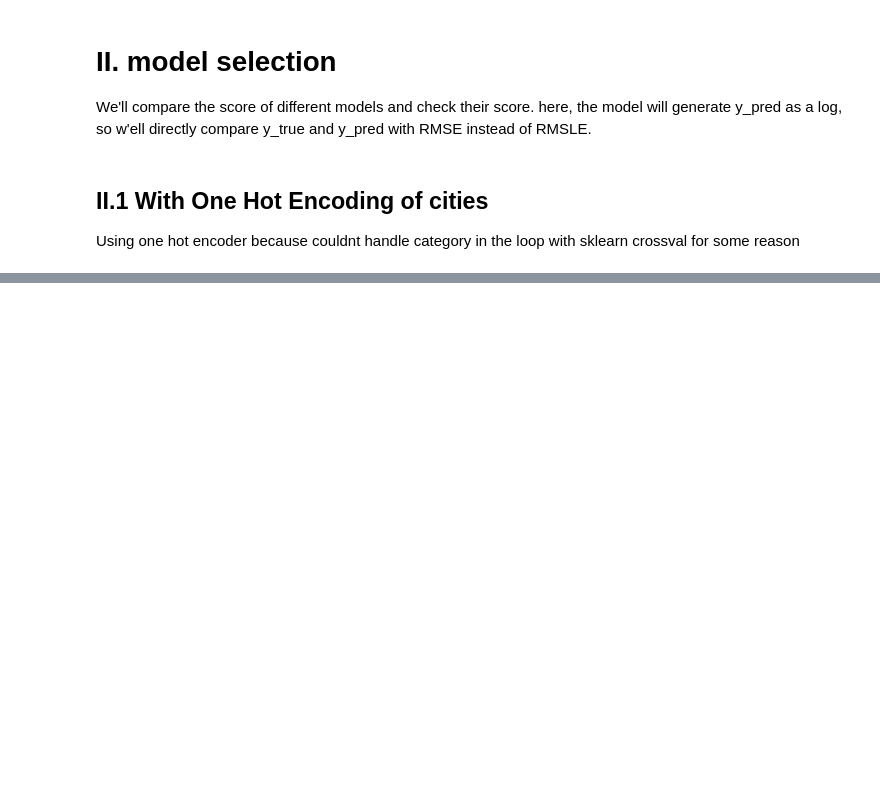
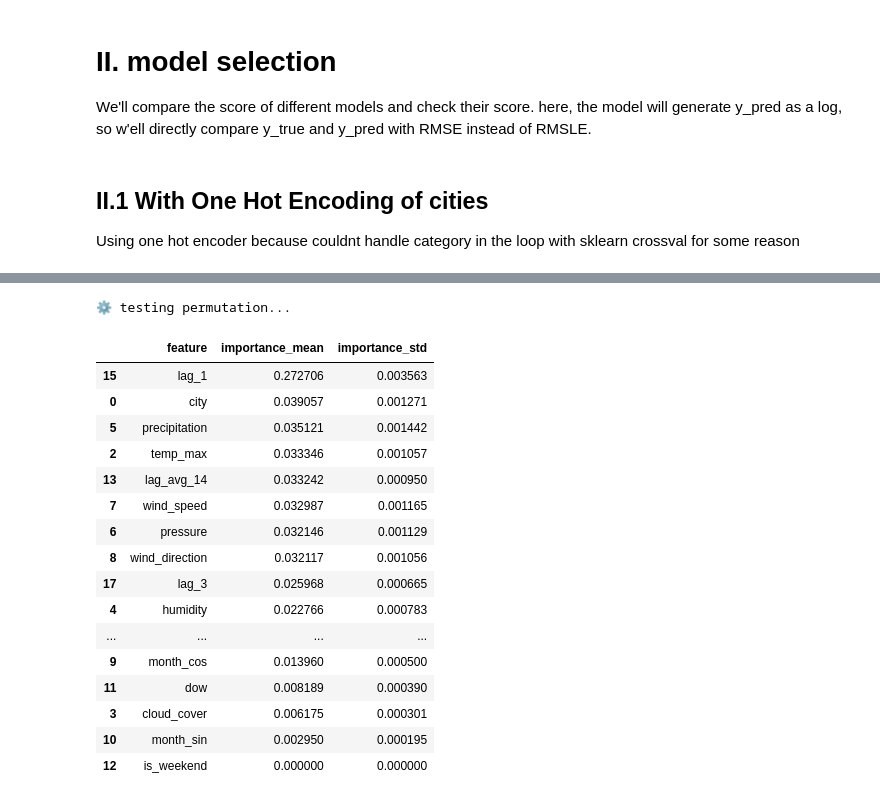
Before and after one commit to PabloRougerie/breathe_project, a Jupyter notebook: notebooks/model.ipynb, the cells around one changed output, grey strips where cells are left out. Drawn from its saved outputs; the diff is of its cells as text; code cells hidden in the pictures; blank space fills up the shorter version.

```diff
--- a/notebooks/model.ipynb
+++ b/notebooks/model.ipynb
@@ -340,0 +534,13 @@ No clear improvement of native category handling, so we'll use the pipeline with
+# %%
+df_custom = df_custom.sort_values(by="date", ascending= True)
+y = df_custom.target
+X = df_custom.drop(columns= ["target", "date"])
+tscv = TimeSeriesSplit(n_splits= 5, gap= 42, test_size= 180)
+# %%
+encoder  = make_column_transformer((OneHotEncoder(sparse_output= False, handle_unknown= "ignore"),
+                                   ["city"]),
+                                   remainder= "passthrough",
+                                   verbose_feature_names_out= False)
+
+pipe = make_pipeline(encoder,LGBMRegressor(verbose = -1))
+pipe
@@ -340,0 +556,41 @@ No clear improvement of native category handling, so we'll use the pipeline with
+# %%
+def get_feature_importance(pipe, X, y, n_repeats= 400):
+
+    pipe.fit(X,y)
+    #permutation
+    print(f"⚙️ testing permutation...")
+
+    perm = permutation_importance(pipe, X, y,
+                                  n_repeats= n_repeats,
+                                  n_jobs= -1,
+                                  random_state= 273,
+                                  scoring= "neg_root_mean_squared_error")
+    #metrics
+    df = pd.DataFrame({"feature": X.columns,
+                       "importance_mean": perm.importances_mean,
+                       "importance_std": perm.importances_std})
+    df = df.sort_values(by="importance_mean", ascending= False)
+
+    return df
+# %%
+permutation = get_feature_importance(pipe= pipe, X= X, y= y,n_repeats= 100)
+permutation
+# %% [output]
+⚙️ testing permutation...
+|  | feature | importance_mean | importance_std |
+| 15 | lag_1 | 0.272706 | 0.003563 |
+| 0 | city | 0.039057 | 0.001271 |
+| 5 | precipitation | 0.035121 | 0.001442 |
+| 2 | temp_max | 0.033346 | 0.001057 |
+| 13 | lag_avg_14 | 0.033242 | 0.000950 |
+| 7 | wind_speed | 0.032987 | 0.001165 |
+| 6 | pressure | 0.032146 | 0.001129 |
+| 8 | wind_direction | 0.032117 | 0.001056 |
+| 17 | lag_3 | 0.025968 | 0.000665 |
+| 4 | humidity | 0.022766 | 0.000783 |
+| ... | ... | ... | ... |
+| 9 | month_cos | 0.013960 | 0.000500 |
+| 11 | dow | 0.008189 | 0.000390 |
+| 3 | cloud_cover | 0.006175 | 0.000301 |
+| 10 | month_sin | 0.002950 | 0.000195 |
+| 12 | is_weekend | 0.000000 | 0.000000 |
```
Also changed, not shown: parts of 32 cells of this notebook, 1 other file.
